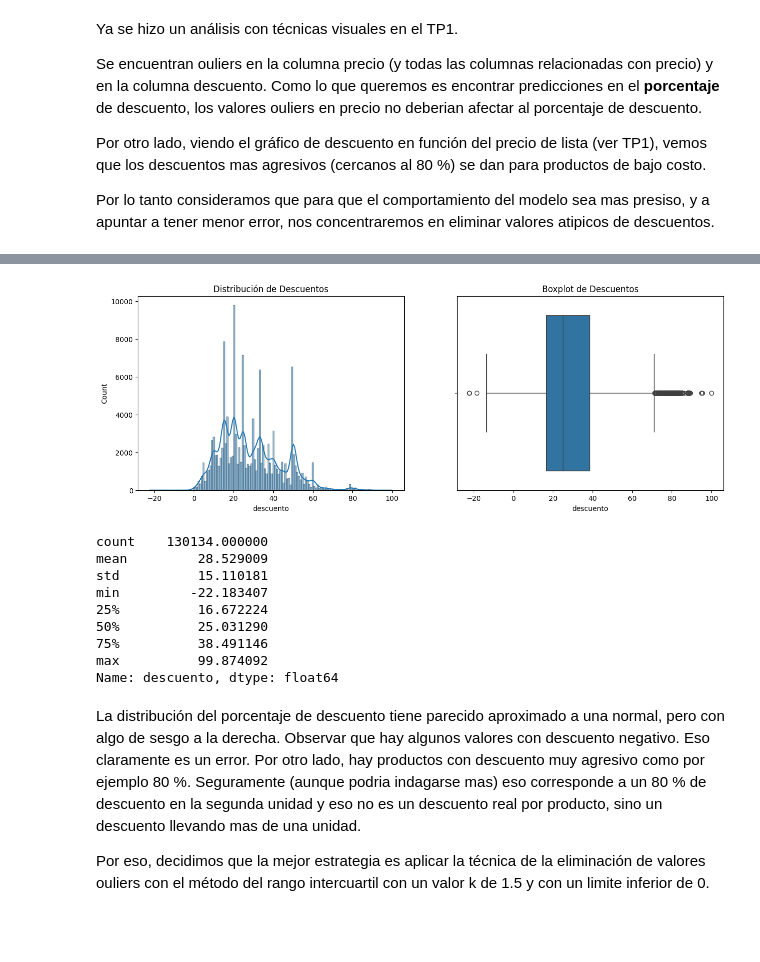
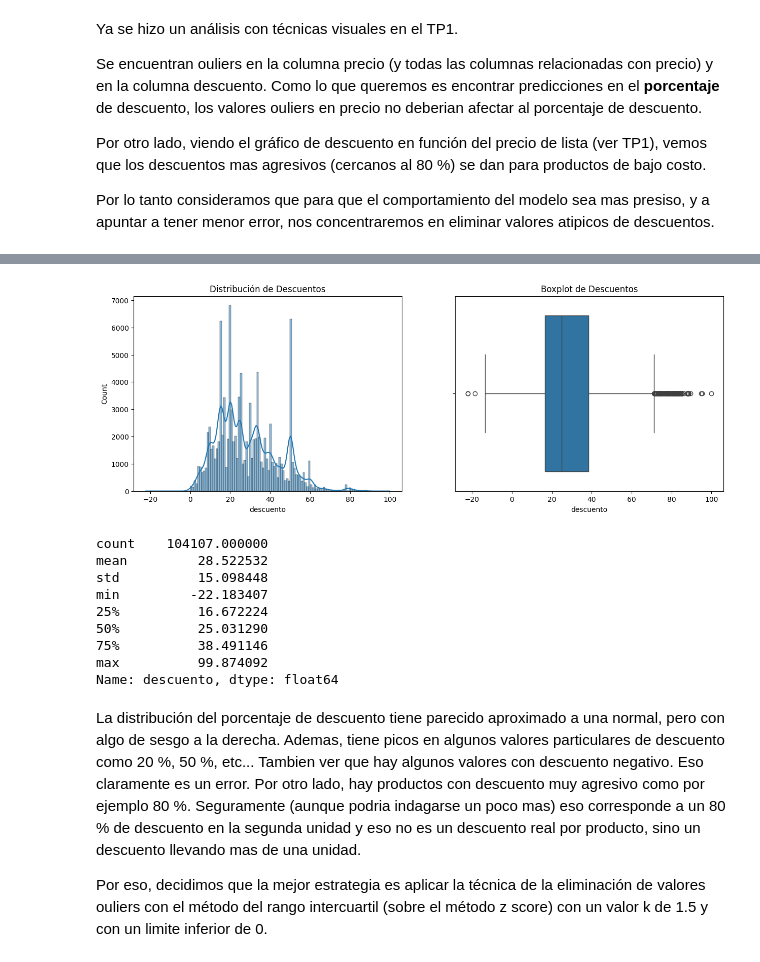
Before and after one commit to Nahuel-Otonelo/Analisis_de_datos, a Jupyter notebook: TP2.ipynb, the cells around one changed output, grey strips where cells are left out. Saved outputs shown, nothing was run; the diff lists cells and outputs as text; code cells hidden in the pictures; blank space fills up the shorter version.

Commit message:
se eliminaron ouliers de y_train y se hicieron graficos. Se agregaron comentarios, y se avanzo sobre la seccion de feature egineering

```diff
--- a/TP2.ipynb
+++ b/TP2.ipynb
@@ -84,0 +107,10 @@ Los datos ya estan limpios y el dataset tiene solo información relevante.
+# %%
+#columnas a elegir:
+
+features = ['id_bandera', 'productos_marca',
+       'productos_precio_lista',
+       'descuento']
+
+
+df = df[features].copy()
+df
@@ -147,24 +174,23 @@ df.loc[df['descuento']>70]
 # %%
-
 fig, axes = plt.subplots(1, 2, figsize=(15, 5))
 
 # Histograma y KDE (Estimación de Densidad de Kernel)
-sns.histplot(df['descuento'], kde=True, ax=axes[0])
+sns.histplot(y_train['descuento'], kde=True, ax=axes[0])
 axes[0].set_title('Distribución de Descuentos')
 
 # Boxplot
-sns.boxplot(x=df['descuento'], ax=axes[1])
+sns.boxplot(x=y_train['descuento'], ax=axes[1])
 axes[1].set_title('Boxplot de Descuentos')
 
 plt.show()
 
 # También mira las estadísticas descriptivas
-print(df['descuento'].describe())
+print(y_train['descuento'].describe())
 # %% [output]
-[figure, old version]
+[figure, new version]
-count    130134.000000
-mean         28.529009
-std          15.110181
+count    104107.000000
+mean         28.522532
+std          15.098448
 min         -22.183407
 25%          16.672224
 50%          25.031290
@@ -172,7 +198,7 @@ min         -22.183407
 max          99.874092
 Name: descuento, dtype: float64
 # %% [markdown]
-La distribución del porcentaje de descuento tiene parecido aproximado a una normal, pero con algo de sesgo a la derecha. Observar que hay algunos valores con descuento negativo. Eso claramente es un error. Por otro lado, hay productos con descuento muy agresivo como por ejemplo 80 %. Seguramente (aunque podria indagarse mas) eso corresponde a un 80 % de descuento en la segunda unidad y eso no es un descuento real por producto, sino un descuento llevando mas de una unidad.
+La distribución del porcentaje de descuento tiene parecido aproximado a una normal, pero con algo de sesgo a la derecha. Ademas, tiene picos en algunos valores particulares de descuento como 20 %, 50 %, etc... Tambien ver que hay algunos valores con descuento negativo. Eso claramente es un error. Por otro lado, hay productos con descuento muy agresivo como por ejemplo 80 %. Seguramente (aunque podria indagarse un poco mas) eso corresponde a un 80 % de descuento en la segunda unidad y eso no es un descuento real por producto, sino un descuento llevando mas de una unidad.
 
-Por eso, decidimos que la mejor estrategia es aplicar la técnica de la eliminación de valores ouliers con el método del rango intercuartil con un valor k de 1.5 y con un limite inferior de 0.
+Por eso, decidimos que la mejor estrategia es aplicar la técnica de la eliminación de valores ouliers con el método del rango intercuartil (sobre el método z score) con un valor k de 1.5 y con un limite inferior de 0.
 # %%
```
Also changed, not shown: parts of 16 cells of this notebook.
